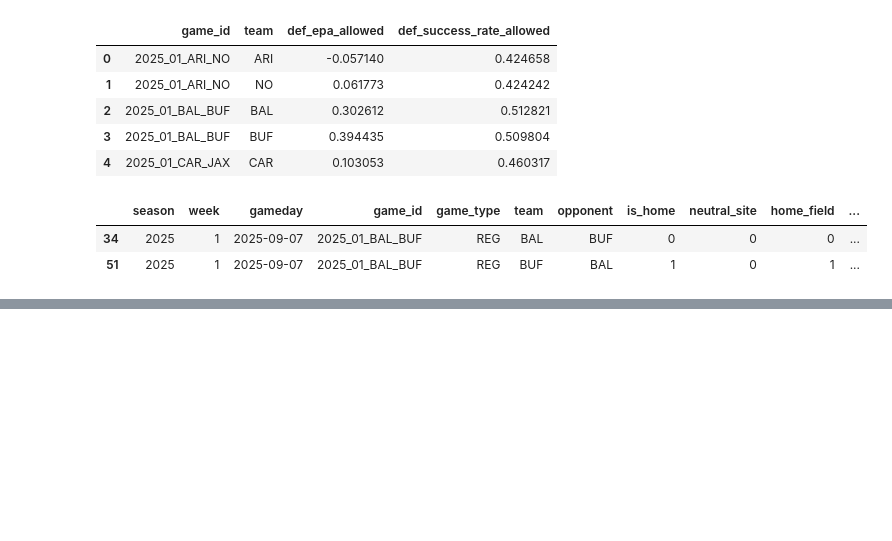
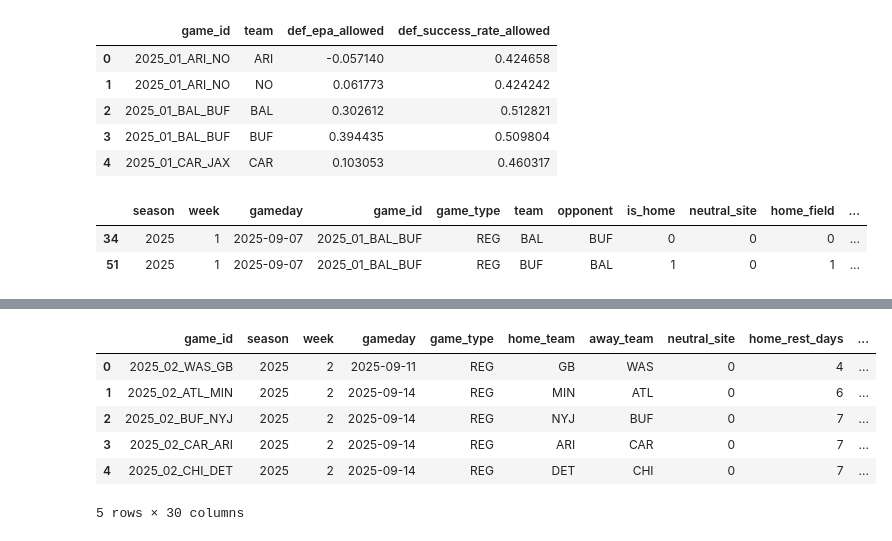
Before and after one commit to swcrockett/nfl-win-probability-model, a Jupyter notebook: notebooks/02_feature_engineering.ipynb, the cells around one changed output, grey strips where cells are left out. Drawn from its saved outputs; the diff is of its cells as text; code cells hidden in the pictures; blank space fills up the shorter version.

```diff
--- a/notebooks/02_feature_engineering.ipynb
+++ b/notebooks/02_feature_engineering.ipynb
@@ -307 +307,23 @@ model_df.tail()
 5 rows × 32 columns
+# %%
+model_df = model_df.loc[
+    model_df['home_prior_games'].ge(1)
+    & model_df['away_prior_games'].ge(1)
+].copy()
+# %%
+model_df = model_df.dropna(subset=['home_win']).copy()
+model_df['home_win'] = model_df['home_win'].astype(int)
+# %%
+model_df = model_df.drop(columns=['home_prior_games', 'away_prior_games'])
+# %%
+model_df = model_df.sort_values(['gameday', 'game_id']).reset_index(drop=True)
+# %%
+model_df.head()
+# %% [output]
+|  | game_id | season | week | gameday | game_type | home_team | away_team | neutral_site | home_rest_days | ... |
+| 0 | 2025_02_WAS_GB | 2025 | 2 | 2025-09-11 | REG | GB | WAS | 0 | 4 | ... |
+| 1 | 2025_02_ATL_MIN | 2025 | 2 | 2025-09-14 | REG | MIN | ATL | 0 | 6 | ... |
+| 2 | 2025_02_BUF_NYJ | 2025 | 2 | 2025-09-14 | REG | NYJ | BUF | 0 | 7 | ... |
+| 3 | 2025_02_CAR_ARI | 2025 | 2 | 2025-09-14 | REG | ARI | CAR | 0 | 7 | ... |
+| 4 | 2025_02_CHI_DET | 2025 | 2 | 2025-09-14 | REG | DET | CHI | 0 | 7 | ... |
+5 rows × 30 columns
```
Also changed, not shown: parts of 2 cells of this notebook.
